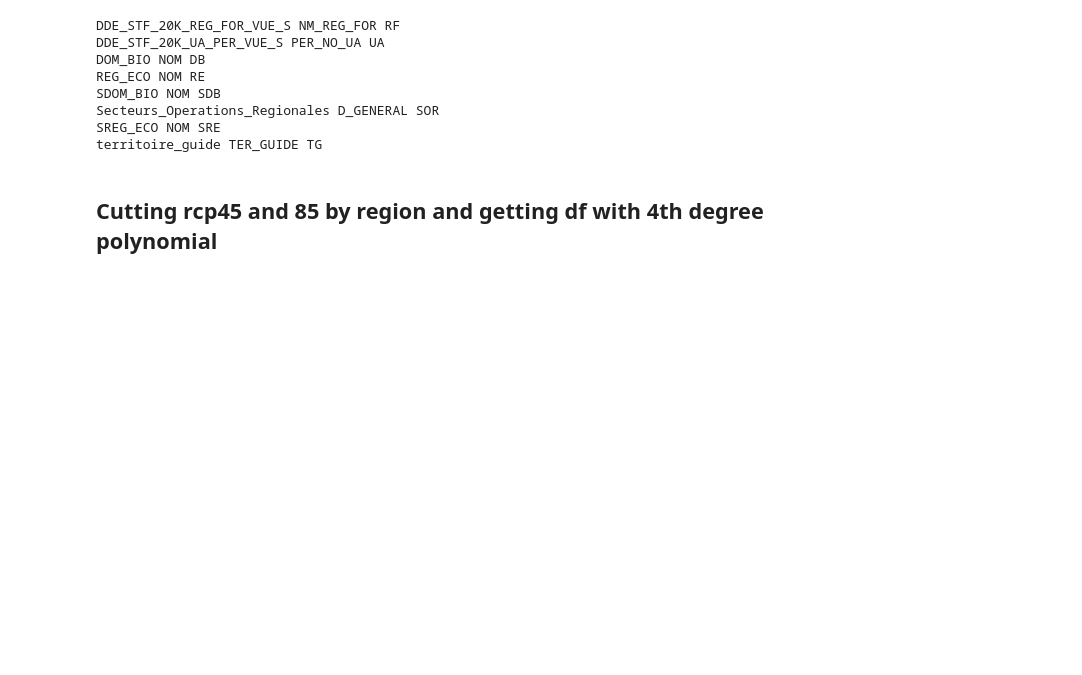
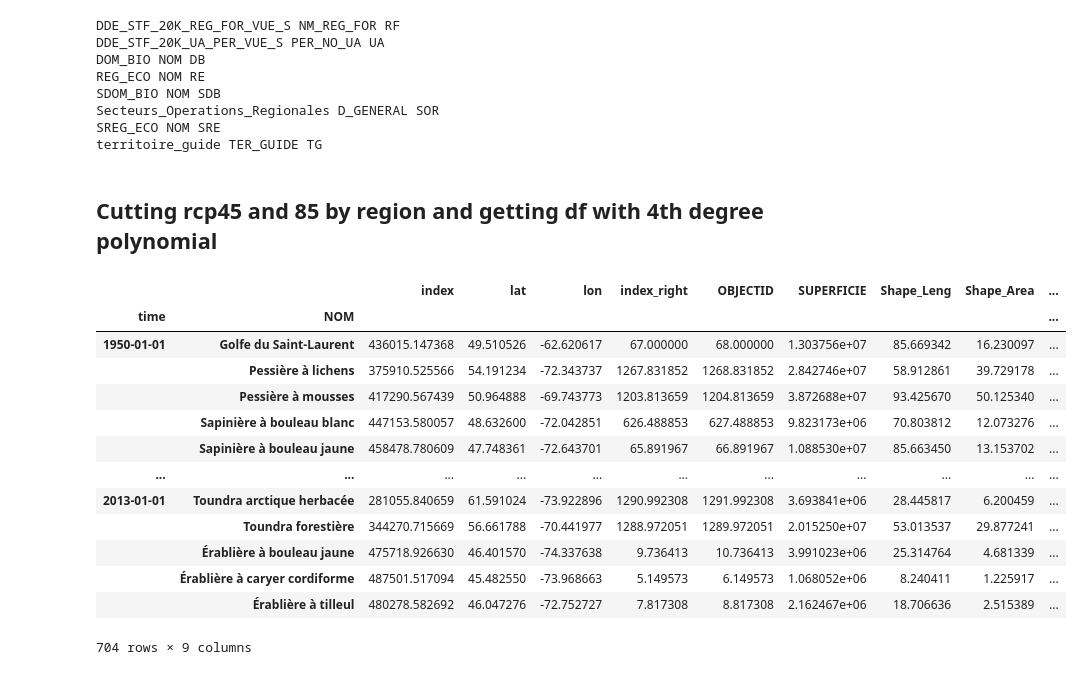
Before and after one commit to Ouranosinc/PortraitsClimMFFP, a Jupyter notebook: Data Processing Jupyter Notebooks/DF for Figure in R Temperature annual all regions.ipynb, the cells around one changed output. Drawn from its saved outputs; the diff is of its cells as text; code cells hidden in the pictures; blank space fills up the shorter version.

```diff
--- a/Data Processing Jupyter Notebooks/DF for Figure in R Temperature annual all regions.ipynb
+++ b/Data Processing Jupyter Notebooks/DF for Figure in R Temperature annual all regions.ipynb
@@ -240,2 +229,19 @@ def polysmooth(years, y, degree):
+# %%
+dfmeanObs
+# %% [output]
+|  |  | index | lat | lon | index_right | OBJECTID | SUPERFICIE | Shape_Leng | Shape_Area | ... |
+| time | NOM |  |  |  |  |  |  |  |  | ... |
+| 1950-01-01 | Golfe du Saint-Laurent | 436015.147368 | 49.510526 | -62.620617 | 67.000000 | 68.000000 | 1.303756e+07 | 85.669342 | 16.230097 | ... |
+|  | Pessière à lichens | 375910.525566 | 54.191234 | -72.343737 | 1267.831852 | 1268.831852 | 2.842746e+07 | 58.912861 | 39.729178 | ... |
+|  | Pessière à mousses | 417290.567439 | 50.964888 | -69.743773 | 1203.813659 | 1204.813659 | 3.872688e+07 | 93.425670 | 50.125340 | ... |
+|  | Sapinière à bouleau blanc | 447153.580057 | 48.632600 | -72.042851 | 626.488853 | 627.488853 | 9.823173e+06 | 70.803812 | 12.073276 | ... |
+|  | Sapinière à bouleau jaune | 458478.780609 | 47.748361 | -72.643701 | 65.891967 | 66.891967 | 1.088530e+07 | 85.663450 | 13.153702 | ... |
+| ... | ... | ... | ... | ... | ... | ... | ... | ... | ... | ... |
+| 2013-01-01 | Toundra arctique herbacée | 281055.840659 | 61.591024 | -73.922896 | 1290.992308 | 1291.992308 | 3.693841e+06 | 28.445817 | 6.200459 | ... |
+|  | Toundra forestière | 344270.715669 | 56.661788 | -70.441977 | 1288.972051 | 1289.972051 | 2.015250e+07 | 53.013537 | 29.877241 | ... |
+|  | Érablière à bouleau jaune | 475718.926630 | 46.401570 | -74.337638 | 9.736413 | 10.736413 | 3.991023e+06 | 25.314764 | 4.681339 | ... |
+|  | Érablière à caryer cordiforme | 487501.517094 | 45.482550 | -73.968663 | 5.149573 | 6.149573 | 1.068052e+06 | 8.240411 | 1.225917 | ... |
+|  | Érablière à tilleul | 480278.582692 | 46.047276 | -72.752727 | 7.817308 | 8.817308 | 2.162467e+06 | 18.706636 | 2.515389 | ... |
+704 rows × 9 columns
 # %%
 listdf2m = []
```
Also changed, not shown: parts of 18 cells of this notebook.
